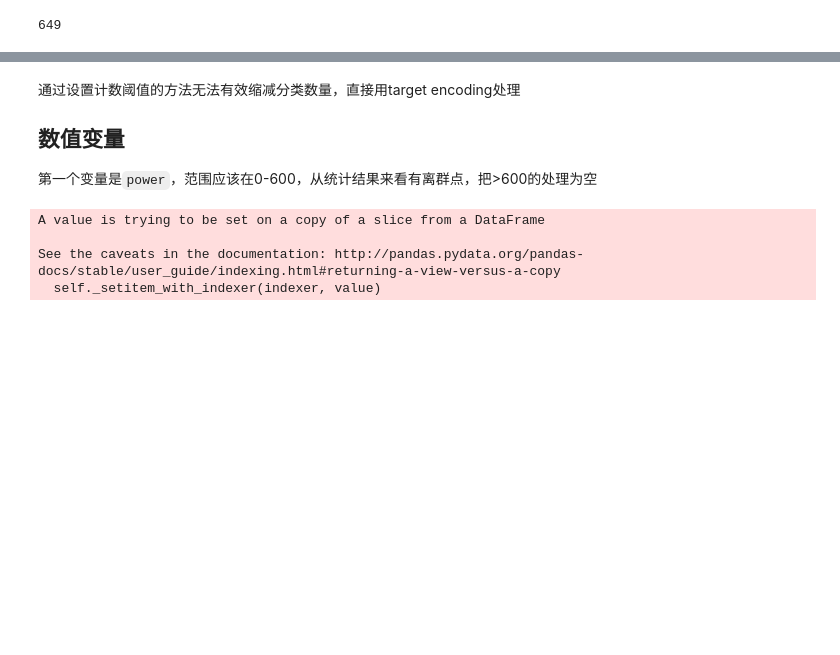
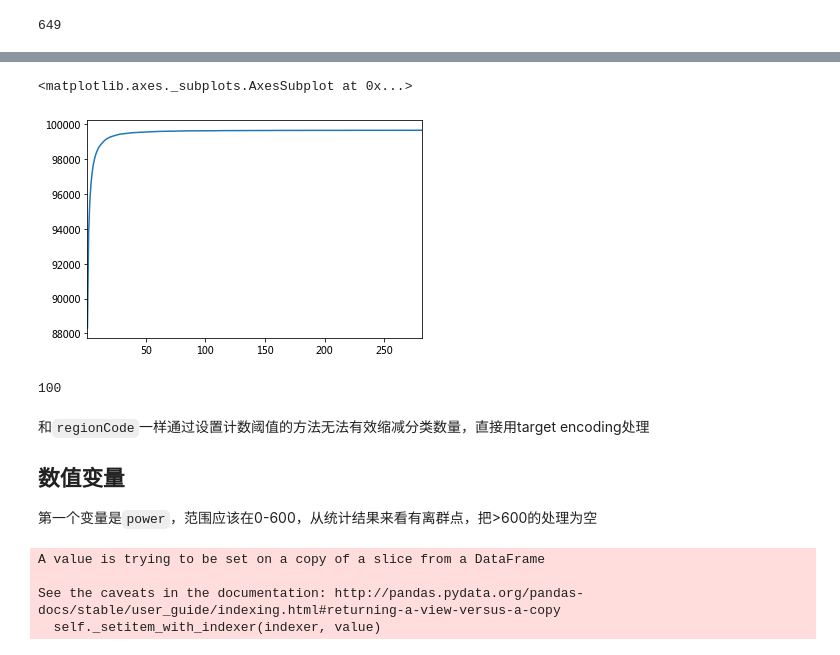
Before and after one commit to snailkn/tianchi-used-car, a Jupyter notebook: eda.ipynb, the cells around one changed output, grey strips where cells are left out. Saved outputs shown, nothing was run; the diff lists cells and outputs as text; code cells hidden in the pictures; blank space fills up the shorter version.

Commit message:
add feature name and createDate-month (#2)
* use numpy array

* add feature name and createDate-month

```diff
--- a/eda.ipynb
+++ b/eda.ipynb
@@ -97,5 +116,14 @@ sum(df['regionCode'].value_counts() > 50)
+# %%
+np.cumsum(df['name'].value_counts().value_counts().sort_index()).plot()
+# %% [output]
+<matplotlib.axes._subplots.AxesSubplot at 0x...>
+[figure, added]
+# %%
+sum(df['name'].value_counts() > 50)
+# %% [output]
+100
 # %% [markdown]
-通过设置计数阈值的方法无法有效缩减分类数量，直接用target encoding处理
+和`regionCode`一样通过设置计数阈值的方法无法有效缩减分类数量，直接用target encoding处理
 
 ## 数值变量
 
```
Also changed, not shown: parts of 11 cells of this notebook, 2 other files.
